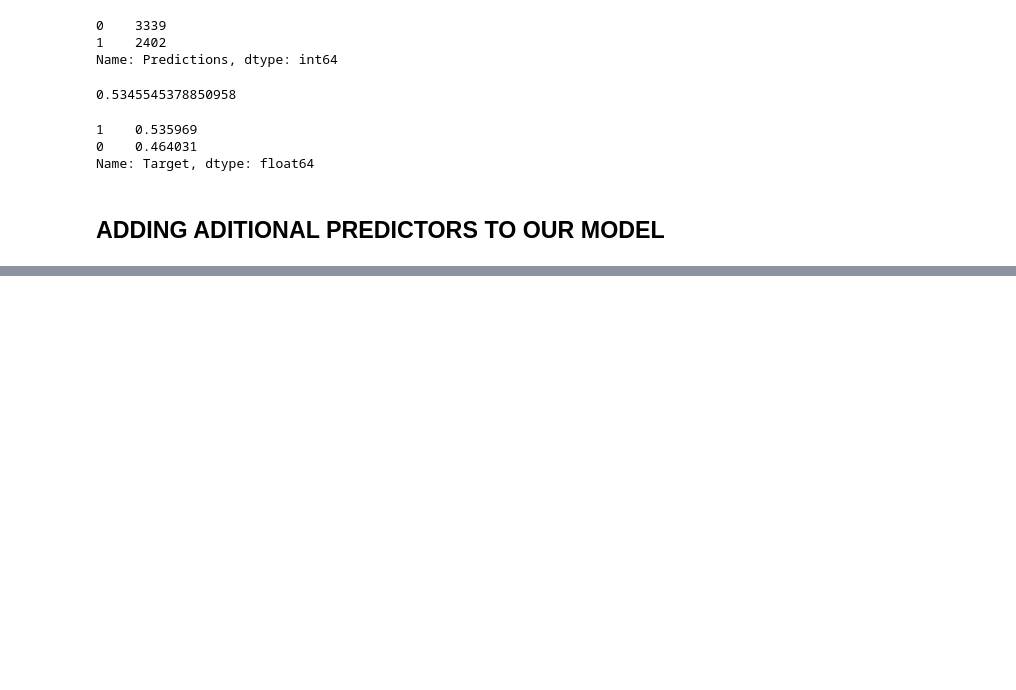
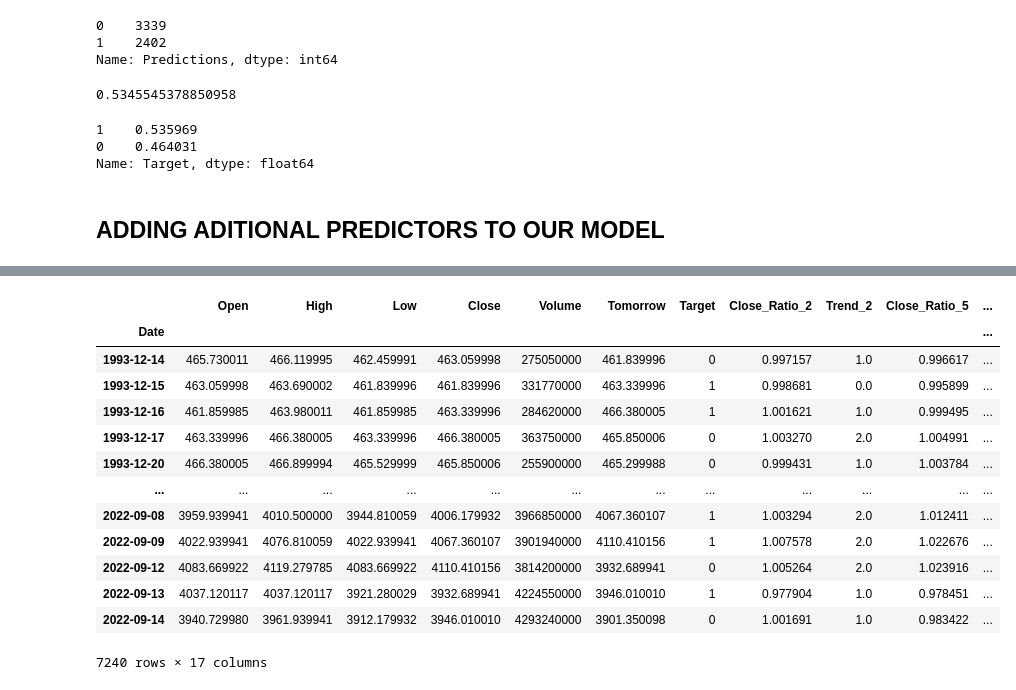
Before and after one commit to Eben-Success/Predict_Stock_Market_with_Machine_Learning, a Jupyter notebook: stock_market.ipynb, the cells around one changed output, grey strips where cells are left out. Saved outputs shown, nothing was run; the diff lists cells and outputs as text; code cells hidden in the pictures; blank space fills up the shorter version.

Commit message:
dropna()

```diff
--- a/stock_market.ipynb
+++ b/stock_market.ipynb
@@ -224,0 +244,19 @@ for horizon in horizons:
+# %%
+sp500 = sp500.dropna()
+# %%
+sp500
+# %% [output]
+|  | Open | High | Low | Close | Volume | Tomorrow | Target | Close_Ratio_2 | Trend_2 | Close_Ratio_5 | ... |
+| Date |  |  |  |  |  |  |  |  |  |  | ... |
+| 1993-12-14 | 465.730011 | 466.119995 | 462.459991 | 463.059998 | 275050000 | 461.839996 | 0 | 0.997157 | 1.0 | 0.996617 | ... |
+| 1993-12-15 | 463.059998 | 463.690002 | 461.839996 | 461.839996 | 331770000 | 463.339996 | 1 | 0.998681 | 0.0 | 0.995899 | ... |
+| 1993-12-16 | 461.859985 | 463.980011 | 461.859985 | 463.339996 | 284620000 | 466.380005 | 1 | 1.001621 | 1.0 | 0.999495 | ... |
+| 1993-12-17 | 463.339996 | 466.380005 | 463.339996 | 466.380005 | 363750000 | 465.850006 | 0 | 1.003270 | 2.0 | 1.004991 | ... |
+| 1993-12-20 | 466.380005 | 466.899994 | 465.529999 | 465.850006 | 255900000 | 465.299988 | 0 | 0.999431 | 1.0 | 1.003784 | ... |
+| ... | ... | ... | ... | ... | ... | ... | ... | ... | ... | ... | ... |
+| 2022-09-08 | 3959.939941 | 4010.500000 | 3944.810059 | 4006.179932 | 3966850000 | 4067.360107 | 1 | 1.003294 | 2.0 | 1.012411 | ... |
+| 2022-09-09 | 4022.939941 | 4076.810059 | 4022.939941 | 4067.360107 | 3901940000 | 4110.410156 | 1 | 1.007578 | 2.0 | 1.022676 | ... |
+| 2022-09-12 | 4083.669922 | 4119.279785 | 4083.669922 | 4110.410156 | 3814200000 | 3932.689941 | 0 | 1.005264 | 2.0 | 1.023916 | ... |
+| 2022-09-13 | 4037.120117 | 4037.120117 | 3921.280029 | 3932.689941 | 4224550000 | 3946.010010 | 1 | 0.977904 | 1.0 | 0.978451 | ... |
+| 2022-09-14 | 3940.729980 | 3961.939941 | 3912.179932 | 3946.010010 | 4293240000 | 3901.350098 | 0 | 1.001691 | 1.0 | 0.983422 | ... |
+7240 rows × 17 columns
```
Also changed, not shown: parts of 2 cells of this notebook.
